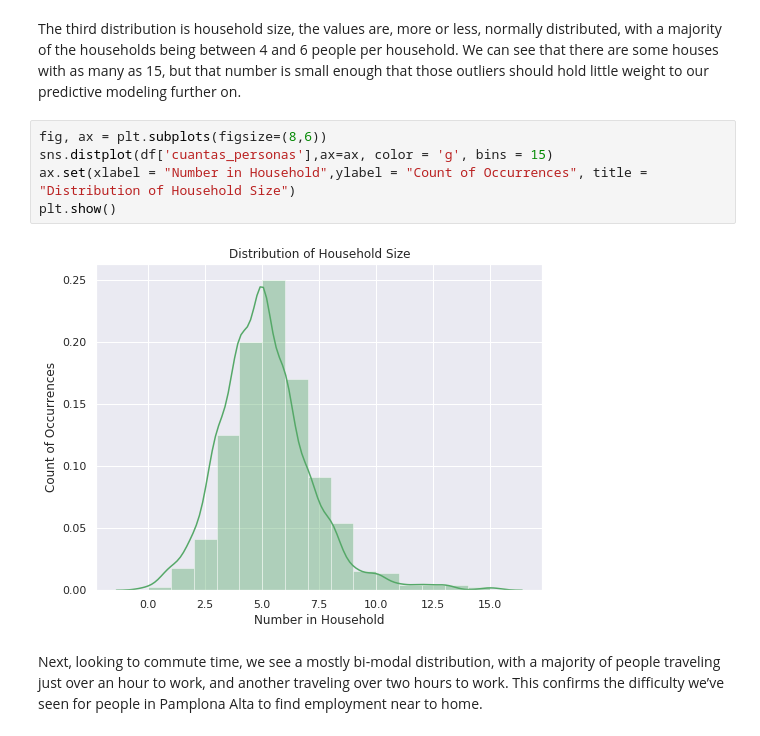
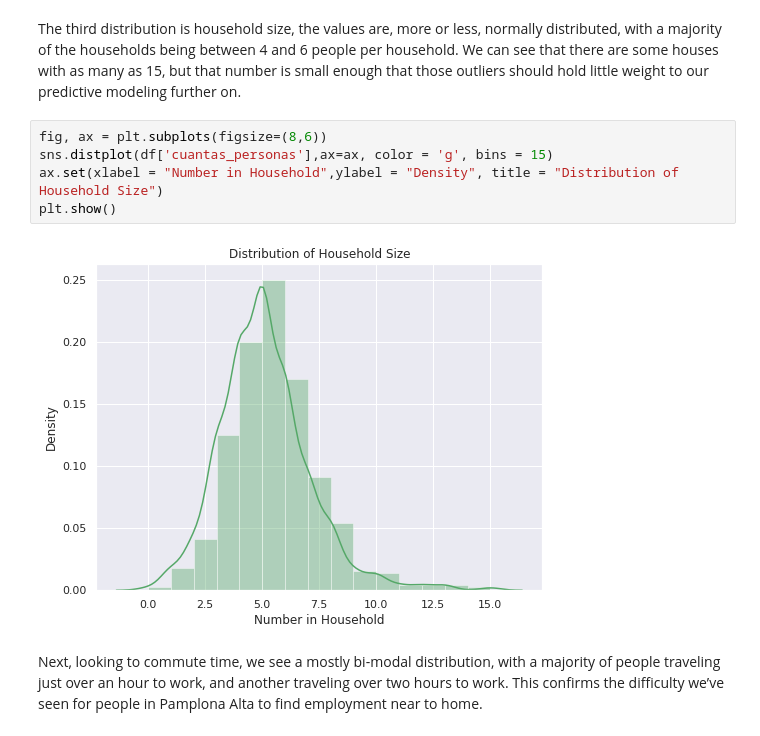
Before and after one commit to showmalley/code_portfolio, a Jupyter notebook: Development Economics/PovertySurveys/Survey Analysis Pamplona Alta 2018.ipynb, the cells around one changed output. Saved outputs shown, nothing was run; the diff lists cells and outputs as text.

```diff
--- a/Development Economics/PovertySurveys/Survey Analysis Pamplona Alta 2018.ipynb
+++ b/Development Economics/PovertySurveys/Survey Analysis Pamplona Alta 2018.ipynb
@@ -296,10 +295,10 @@ The third distribution is household size, the values are, more or less, normally
 # %%
 fig, ax = plt.subplots(figsize=(8,6))
 sns.distplot(df['cuantas_personas'],ax=ax, color = 'g', bins = 15)
-ax.set(xlabel = "Number in Household",ylabel = "Count of Occurrences", title = "Distribution of Household Size")
+ax.set(xlabel = "Number in Household",ylabel = "Density", title = "Distribution of Household Size")
 plt.show()
 # %% [output]
-[figure, old version]
+[figure, new version]
 # %% [markdown]
 Next, looking to commute time, we see a mostly bi-modal distribution, with a majority of people traveling just over an hour to work, and another traveling over two hours to work. This confirms the difficulty we’ve seen for people in Pamplona Alta to find employment near to home.
 # %%
```
Also changed, not shown: parts of 4 cells of this notebook, 1 other file.
